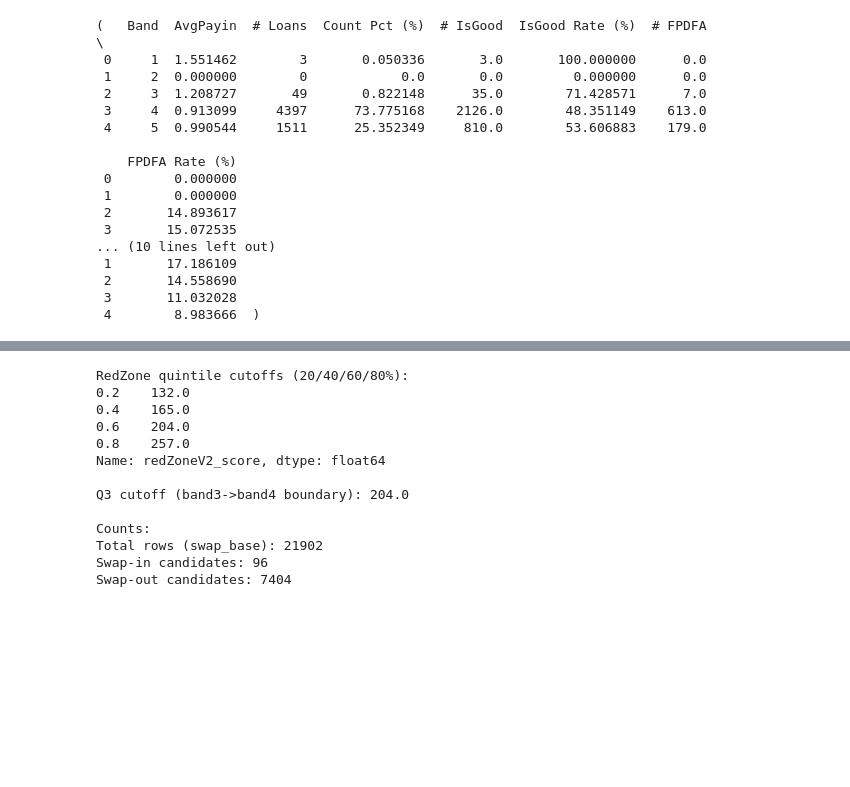
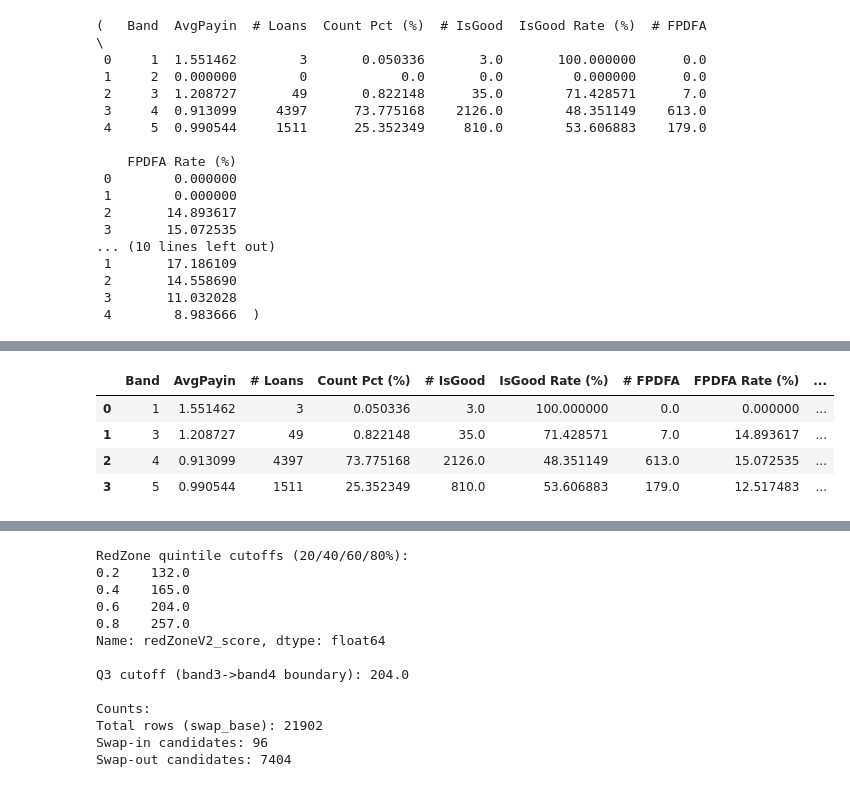
Before and after one commit to Junchen-concord/loonie_bankuity_rerun, a Jupyter notebook: notebooks/rerun_perf_analysisV3.ipynb, the cells around one changed output, grey strips where cells are left out. Cells and saved outputs as stored; diff of their text form; code cells hidden in the pictures; blank space fills up the shorter version.

```diff
--- a/notebooks/rerun_perf_analysisV3.ipynb
+++ b/notebooks/rerun_perf_analysisV3.ipynb
@@ -898,0 +908,38 @@ base rows used for band perf chart: 5960
+# %%
+# Ensure the columns exist and are numeric
+base_local = base.copy()
+base_local["IBVBandV2"] = pd.to_numeric(base_local["IBVBandV2"], errors="coerce").astype("Int64")
+base_local["redZoneV2_score"] = pd.to_numeric(base_local["redZoneV2_score"], errors="coerce")
+
+rz_stats = (
+    base_local.dropna(subset=["IBVBandV2", "redZoneV2_score"])
+    .groupby("IBVBandV2")["redZoneV2_score"]
+    .agg(
+        RedZone_min="min",
+        RedZone_p10=lambda s: s.quantile(0.10),
+        RedZone_p25=lambda s: s.quantile(0.25),
+        RedZone_median="median",
+        RedZone_mean="mean",
+        RedZone_p75=lambda s: s.quantile(0.75),
+        RedZone_p90=lambda s: s.quantile(0.90),
+        RedZone_max="max",
+    )
+    .reset_index()
+    .rename(columns={"IBVBandV2": "Band"})
+)
+
+# Merge onto the IBV performance table (keeps the same band counts you’re already using)
+ibv_perf_with_redzone = (
+    ibv_table5.copy()
+    .merge(rz_stats, on="Band", how="left")
+    .sort_values("Band")
+    .reset_index(drop=True)
+)
+
+ibv_perf_with_redzone
+# %% [output]
+|  | Band | AvgPayin | # Loans | Count Pct (%) | # IsGood | IsGood Rate (%) | # FPDFA | FPDFA Rate (%) | ... |
+| 0 | 1 | 1.551462 | 3 | 0.050336 | 3.0 | 100.000000 | 0.0 | 0.000000 | ... |
+| 1 | 3 | 1.208727 | 49 | 0.822148 | 35.0 | 71.428571 | 7.0 | 14.893617 | ... |
+| 2 | 4 | 0.913099 | 4397 | 73.775168 | 2126.0 | 48.351149 | 613.0 | 15.072535 | ... |
+| 3 | 5 | 0.990544 | 1511 | 25.352349 | 810.0 | 53.606883 | 179.0 | 12.517483 | ... |
```
Also changed, not shown: parts of 13 cells of this notebook, 3 other files.
